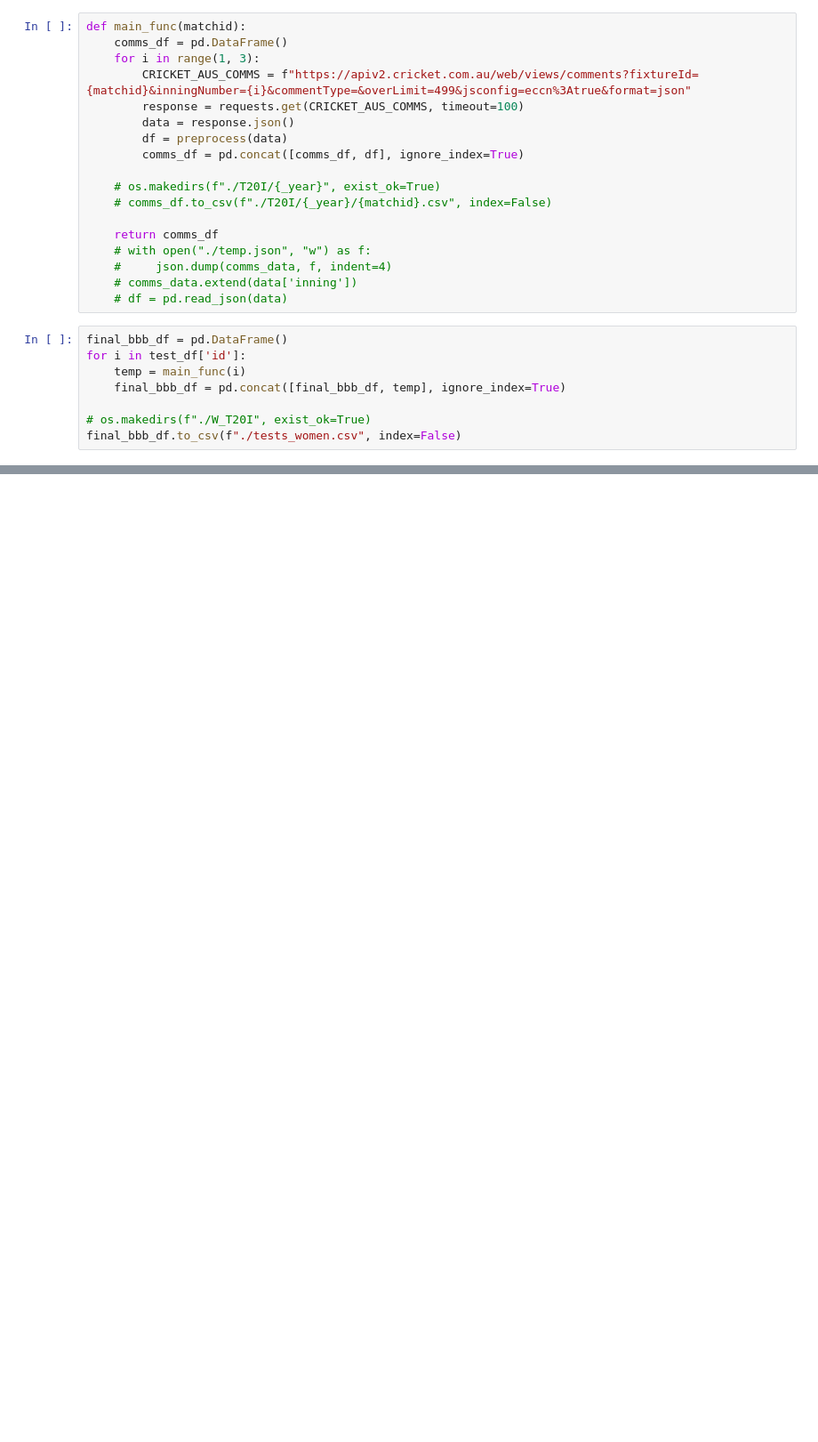
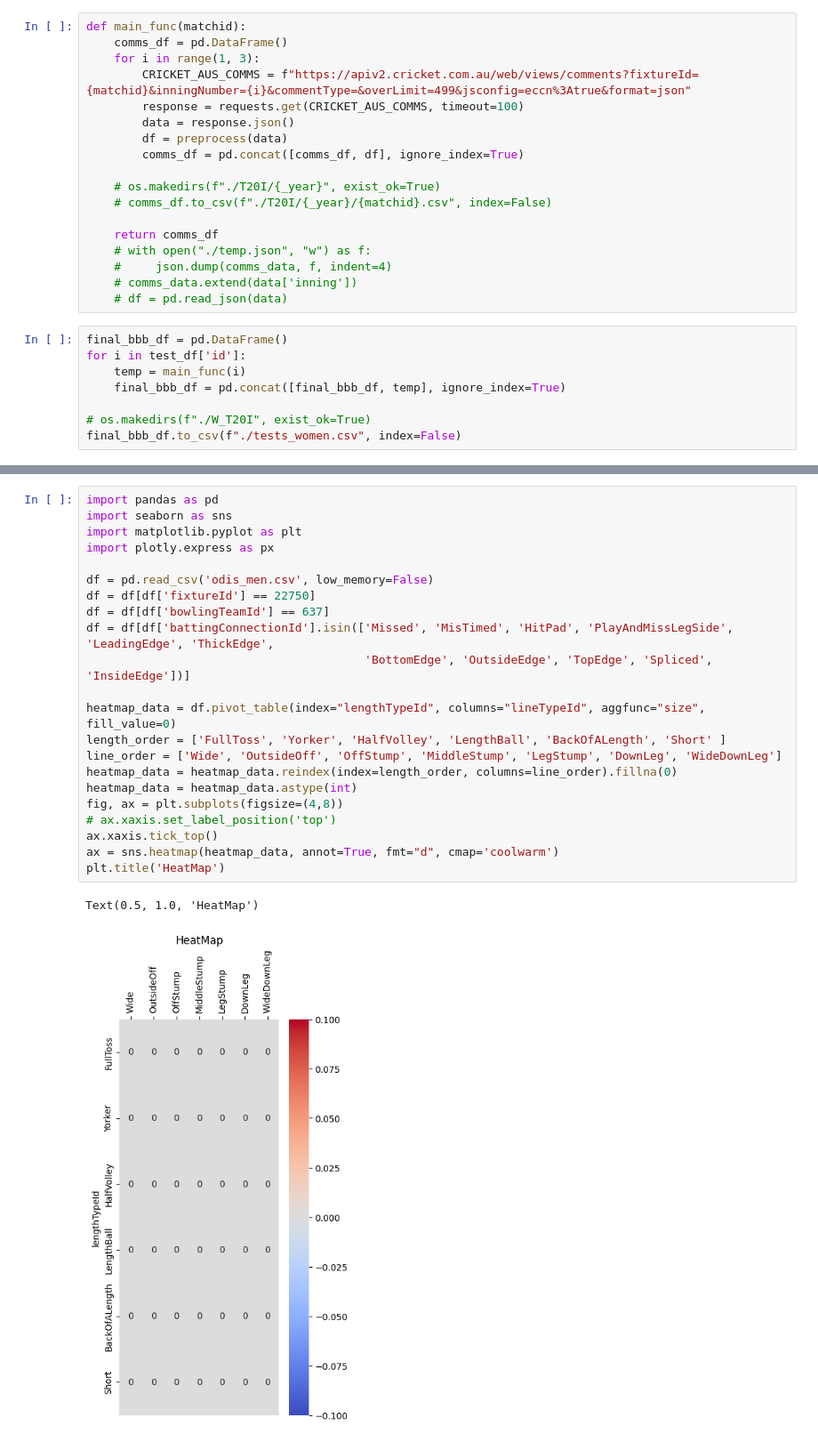
Before and after one commit to APatkuri/cric_comms_scrappers, a Jupyter notebook: cricket.com.au_comms_scrapper/cricket.com.au_scrapper.ipynb, the cells around one changed output, grey strips where cells are left out. Shown at 89% size. Saved outputs shown, nothing was run; the diff lists cells and outputs as text; blank space fills up the shorter version.

```diff
--- a/cricket.com.au_comms_scrapper/cricket.com.au_scrapper.ipynb
+++ b/cricket.com.au_comms_scrapper/cricket.com.au_scrapper.ipynb
@@ -134,0 +298,25 @@ final_bbb_df.to_csv(f"./tests_women.csv", index=False)
+# %%
+import pandas as pd
+import seaborn as sns
+import matplotlib.pyplot as plt
+import plotly.express as px
+
+df = pd.read_csv('odis_men.csv', low_memory=False)
+df = df[df['fixtureId'] == 22750]
+df = df[df['bowlingTeamId'] == 637]
+df = df[df['battingConnectionId'].isin(['Missed', 'MisTimed', 'HitPad', 'PlayAndMissLegSide', 'LeadingEdge', 'ThickEdge',
+                                        'BottomEdge', 'OutsideEdge', 'TopEdge', 'Spliced', 'InsideEdge'])]
+
+heatmap_data = df.pivot_table(index="lengthTypeId", columns="lineTypeId", aggfunc="size", fill_value=0)
+length_order = ['FullToss', 'Yorker', 'HalfVolley', 'LengthBall', 'BackOfALength', 'Short' ]
+line_order = ['Wide', 'OutsideOff', 'OffStump', 'MiddleStump', 'LegStump', 'DownLeg', 'WideDownLeg']
+heatmap_data = heatmap_data.reindex(index=length_order, columns=line_order).fillna(0)
+heatmap_data = heatmap_data.astype(int)
+fig, ax = plt.subplots(figsize=(4,8))
+# ax.xaxis.set_label_position('top')
+ax.xaxis.tick_top()
+ax = sns.heatmap(heatmap_data, annot=True, fmt="d", cmap='coolwarm')
+plt.title('HeatMap')
+# %% [output]
+Text(0.5, 1.0, 'HeatMap')
+[figure, added]
```
Also changed, not shown: parts of 15 cells of this notebook, 21 other files.
